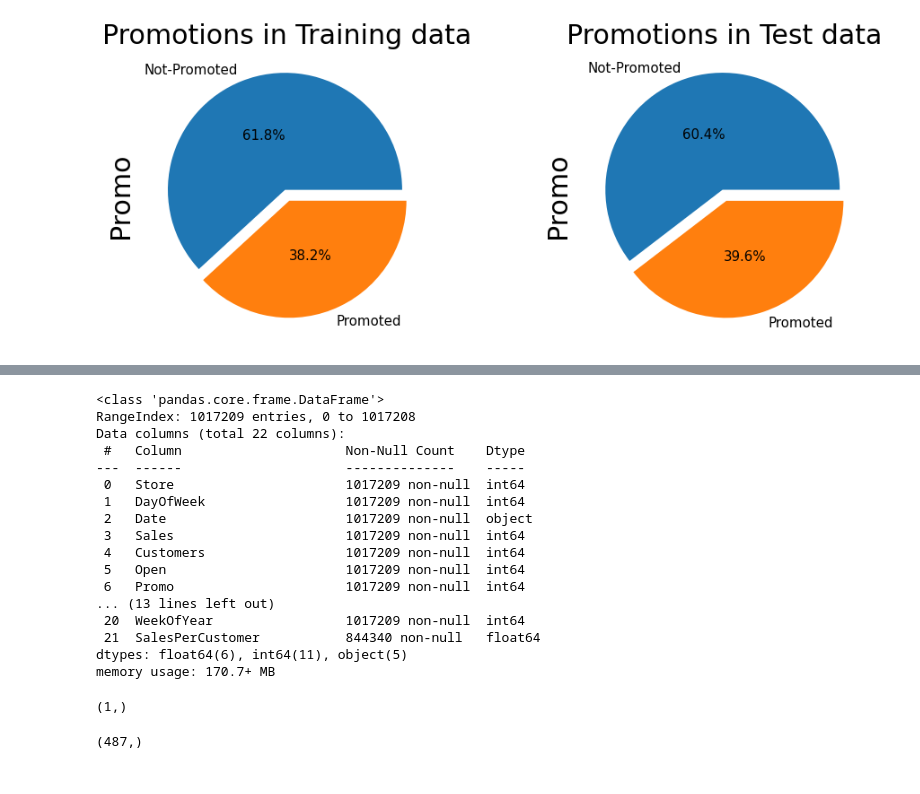
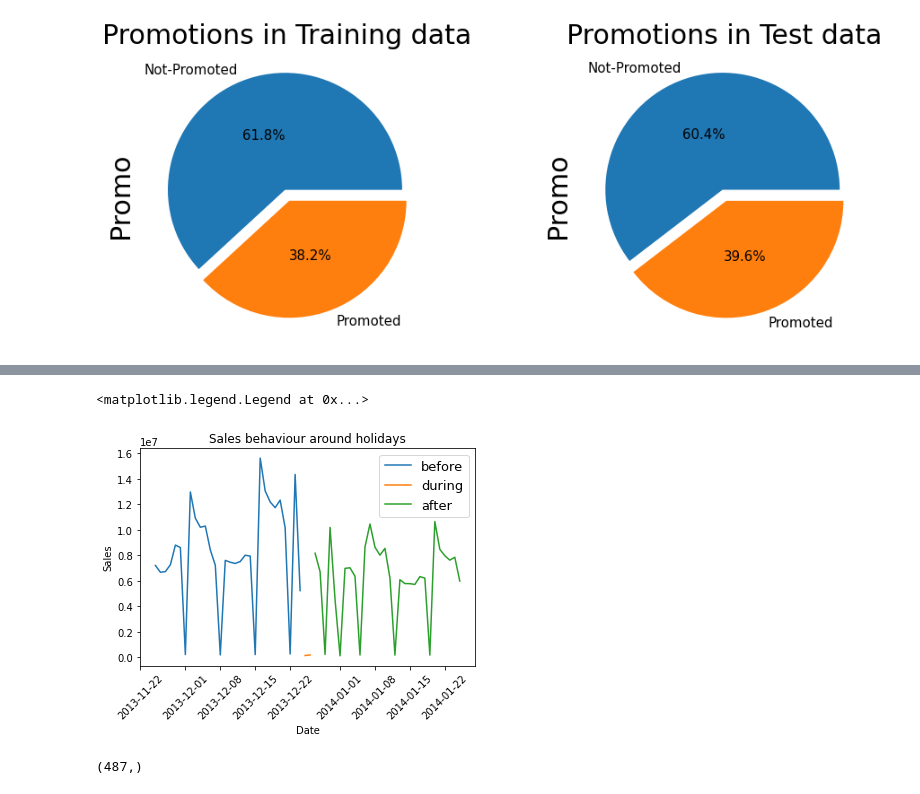
Before and after one commit to Hen0k/Rossmann-Pharmaceuticals-Sales-Forcast, a Jupyter notebook: notebooks/questions_guided_eda.ipynb, the cells around one changed output, grey strips where cells are left out. Saved outputs shown, nothing was run; the diff lists cells and outputs as text; code cells hidden in the pictures.

```diff
--- a/notebooks/questions_guided_eda.ipynb
+++ b/notebooks/questions_guided_eda.ipynb
@@ -142,28 +136,45 @@ grouped_by_date
-# %%
-train_df.info()
-# %% [output]
-<class 'pandas.core.frame.DataFrame'>
-RangeIndex: 1017209 entries, 0 to 1017208
-Data columns (total 22 columns):
- #   Column                     Non-Null Count    Dtype
----  ------                     --------------    -----
- 0   Store                      1017209 non-null  int64
- 1   DayOfWeek                  1017209 non-null  int64
- 2   Date                       1017209 non-null  object
- 3   Sales                      1017209 non-null  int64
- 4   Customers                  1017209 non-null  int64
- 5   Open                       1017209 non-null  int64
- 6   Promo                      1017209 non-null  int64
-... (13 lines left out)
- 20  WeekOfYear                 1017209 non-null  int64
- 21  SalesPerCustomer           844340 non-null   float64
-dtypes: float64(6), int64(11), object(5)
-memory usage: 170.7+ MB
-# %%
-holiday_dates = train_df[(train_df[["StateHoliday"]].isin(['a', 'b', 'c']) | train_df[['SchoolHoliday']]!=0)]['Date'].unique()
-holiday_dates.shape
-# %% [output]
-(1,)
+# %%
+# before_christmass = pd.DataFrame()
+# after_christmass = pd.DataFrame()
+# during_christmass = pd.DataFrame()
+# for i in range(0, len(christmas_dates), 2):
+before_christmass_idx = grouped_by_date[grouped_by_date.index < christmas_dates[0]].index[-30:]
+after_christmass_idx = grouped_by_date[grouped_by_date.index > christmas_dates[1]].index[:30]
+during_christmass_idx = christmas_dates[:2]
+
+
+before_christmass = grouped_by_date[grouped_by_date.index.isin(before_christmass_idx)]
+after_christmass = grouped_by_date[grouped_by_date.index.isin(after_christmass_idx)]
+during_christmass = grouped_by_date[grouped_by_date.index.isin(during_christmass_idx)]
+
+# sns.set()
+# sns.lineplot(x=before_christmass.index, y=before_christmass['Sales'])
+# sns.lineplot(x=during_christmass.index, y=during_christmass['Sales'])
+# ax = sns.lineplot(x=after_christmass.index, y=after_christmass['Sales'])
+
+# before_christmass_idx = before_christmass_idx, grouped_by_date[grouped_by_date.index < christmas_dates[2]].index[-10:]
+# after_christmass_idx = after_christmass_idx, grouped_by_date[grouped_by_date.index > christmas_dates[3]].index[:10]
+# during_christmass_idx = during_christmass_idx, christmas_dates[2:3]
+
+
+# before_christmass = grouped_by_date[grouped_by_date.index.isin(before_christmass_idx)]
+# after_christmass = grouped_by_date[grouped_by_date.index.isin(after_christmass_idx)]
+# during_christmass = grouped_by_date[grouped_by_date.index.isin(during_christmass_idx)]
+
+
+
+# sns.set()
+sns.lineplot(x=before_christmass.index, y=before_christmass['Sales'])
+sns.lineplot(x=during_christmass.index, y=during_christmass['Sales'])
+ax = sns.lineplot(x=after_christmass.index, y=after_christmass['Sales'])
+ax.set_title("Sales behaviour around holidays")
+plt.xticks(rotation = 45)
+ax.legend(['before', 'during', 'after'], fontsize=13)
+
+# before_christmass
+# %% [output]
+<matplotlib.legend.Legend at 0x...>
+[figure, added]
 # %%
 holiday_dates = train_df[(~train_df["StateHoliday"].isin(['0']) | train_df['SchoolHoliday']!=0)]['Date'].unique()
 holiday_dates.shape
```
Also changed, not shown: parts of 18 cells of this notebook.
